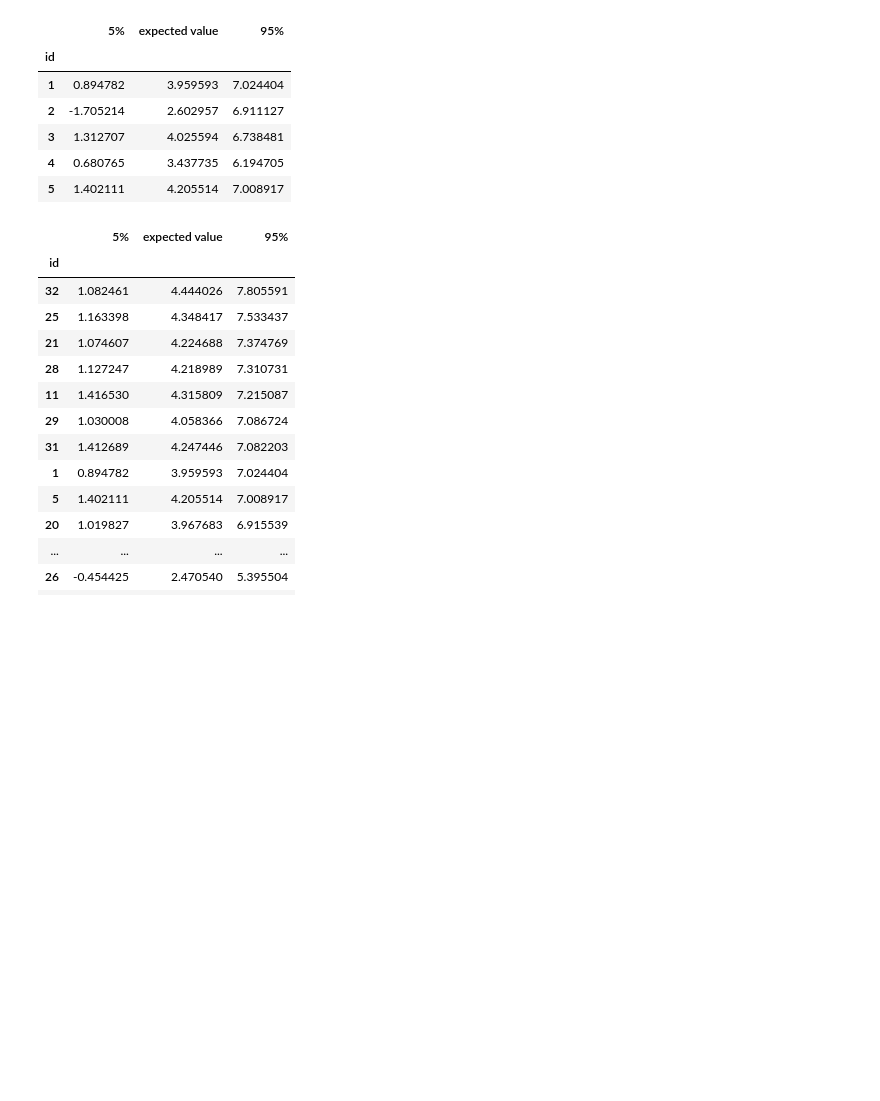
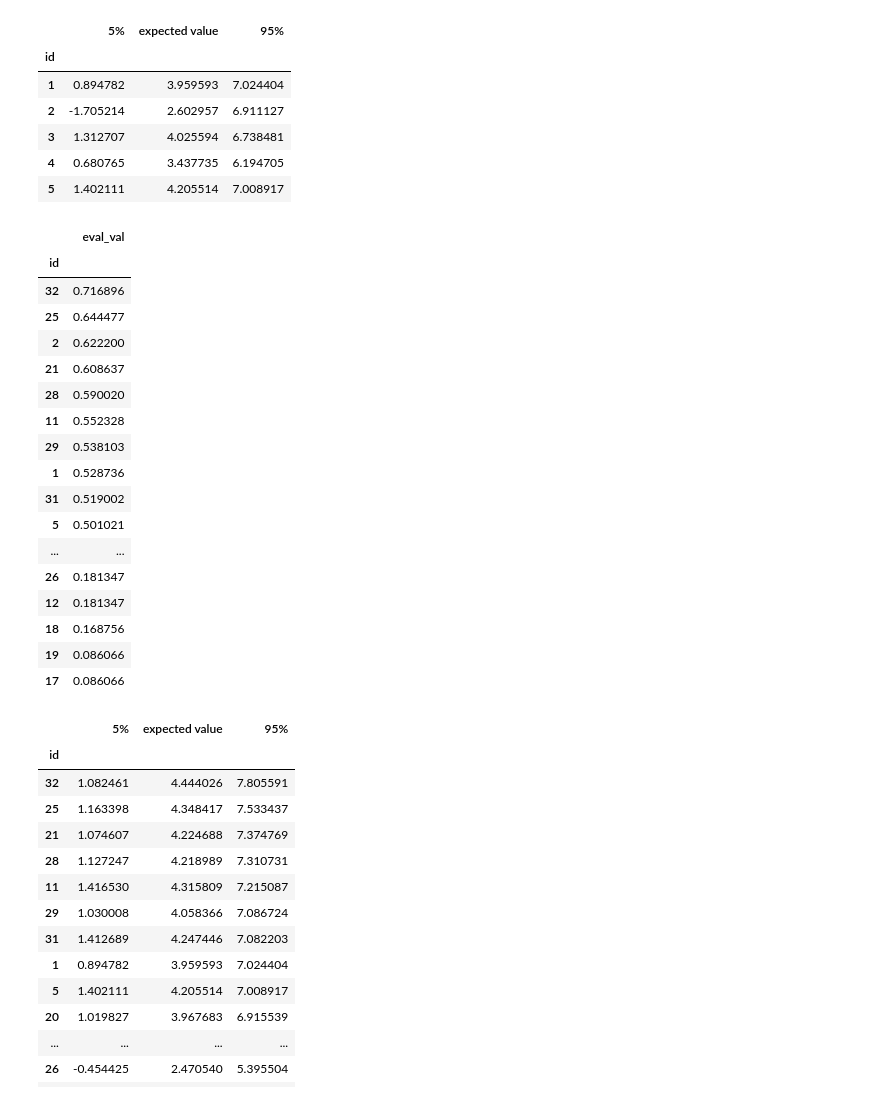
Before and after one commit to flock-geekten/recommendation-models, a Jupyter notebook: workspace/fun_reco.ipynb, the cells around one changed output. Saved outputs shown, nothing was run; the diff lists cells and outputs as text; code cells hidden in the pictures; blank space fills up the shorter version.

Commit message:
Change the evaluation function to take into account expected value and variability

```diff
--- a/workspace/fun_reco.ipynb
+++ b/workspace/fun_reco.ipynb
@@ -242,3 +244,8 @@ y_pred.head()
 | 3 | 1.312707 | 4.025594 | 6.738481 |
 | 4 | 0.680765 | 3.437735 | 6.194705 |
 | 5 | 1.402111 | 4.205514 | 7.008917 |
+# %%
+expected_value = y_pred["expected value"]
+expected_value_mm = _calc_minmaxscaler(expected_value)
+variation = y_pred["95%"] - y_pred["5%"]
+variation_mm = _calc_minmaxscaler(variation)
@@ -245,3 +257,30 @@ y_pred.head()
+# %%
+A = 0.5
+B = 1 - A
+# 期待値が高く,ばらつきが大きい(今までに経験してない)遊びをレコメンドしたい気持ちが込められてる
+eval_vals = A * expected_value_mm + B * variation_mm
+# %%
+df_eval_vals = pd.DataFrame(eval_vals, index=y_pred.index, columns=["eval_val"])
+df_eval_vals.sort_values("eval_val", ascending=False)
+# %% [output]
+|  | eval_val |
+| id |  |
+| 32 | 0.716896 |
+| 25 | 0.644477 |
+| 2 | 0.622200 |
+| 21 | 0.608637 |
+| 28 | 0.590020 |
+| 11 | 0.552328 |
+| 29 | 0.538103 |
+| 1 | 0.528736 |
+| 31 | 0.519002 |
+| 5 | 0.501021 |
+| ... | ... |
+| 26 | 0.181347 |
+| 12 | 0.181347 |
+| 18 | 0.168756 |
+| 19 | 0.086066 |
+| 17 | 0.086066 |
 # %%
 y_pred_sort = y_pred.sort_values("95%", ascending=False)
 y_pred_sort # 上位5位まで
```
Also changed, not shown: parts of 4 cells of this notebook, 1 other file.
